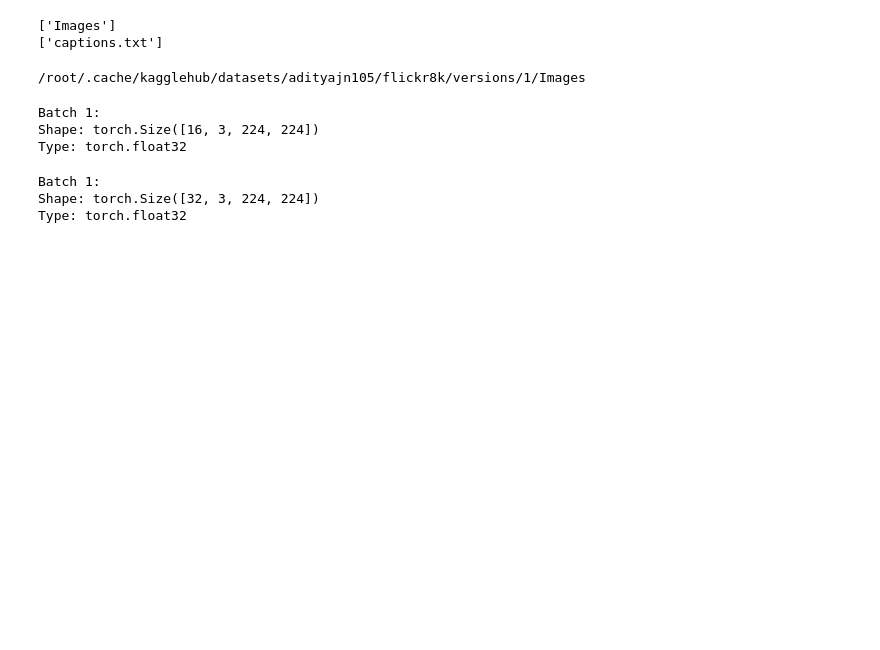
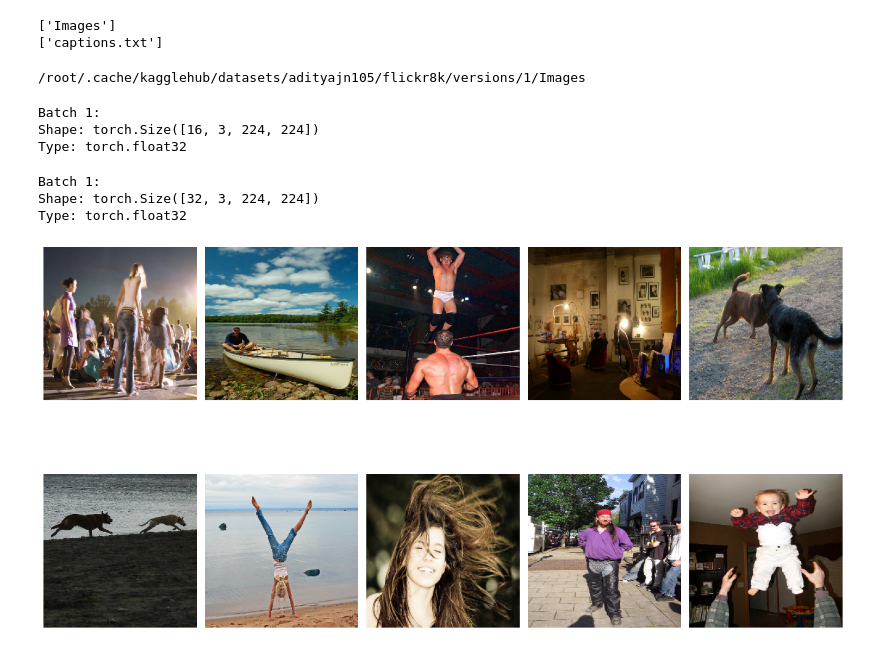
Before and after one commit to Ramkanc/Capstone_IIITH, a Jupyter notebook: Capstone1_RamK_Multi.ipynb, the cells around one changed output. Saved outputs shown, nothing was run; the diff lists cells and outputs as text; code cells hidden in the pictures; blank space fills up the shorter version.

```diff
--- a/Capstone1_RamK_Multi.ipynb
+++ b/Capstone1_RamK_Multi.ipynb
@@ -144,3 +142,42 @@ for batch_idx, batch_images in enumerate(dataloader):
 Batch 1:
 Shape: torch.Size([32, 3, 224, 224])
 Type: torch.float32
+# %%
+# Function to display a single image
+def show_image(image_tensor):
+    # Undo normalization for display (optional if you want raw pixel values)
+    mean = torch.tensor([0.485, 0.456, 0.406]).view(3, 1, 1)
+    std = torch.tensor([0.229, 0.224, 0.225]).view(3, 1, 1)
+    image_tensor = image_tensor * std + mean  # Denormalize
+
+    # Convert from Tensor (CxHxW) to NumPy array (HxWxC)
+    image_numpy = image_tensor.permute(1, 2, 0).numpy()
+    image_numpy = np.clip(image_numpy, 0, 1)  # Clip values to [0, 1] for proper display
+
+    # Display the image
+    plt.imshow(image_numpy)
+    plt.axis('off')
+# %%
+# Iterate through DataLoader and display 10 images
+def display_images_from_dataloader(dataloader, num_images=10):
+    images_shown = 0
+    plt.figure(figsize=(15, 10))  # Adjust figure size for better visualization
+
+    for batch_images in dataloader:
+        for image_tensor in batch_images:
+            if images_shown >= num_images:
+                break
+            plt.subplot(2, 5, images_shown + 1)  # Create a 2x5 grid for 10 images
+            show_image(image_tensor)
+            images_shown += 1
+
+        if images_shown >= num_images:
+            break
+
+    plt.tight_layout()
+    plt.show()
+
+# Call the function to display images
+display_images_from_dataloader(dataloader, num_images=10)
+# %% [output]
+[figure, added]
```
Also changed, not shown: parts of 1 cell of this notebook.
